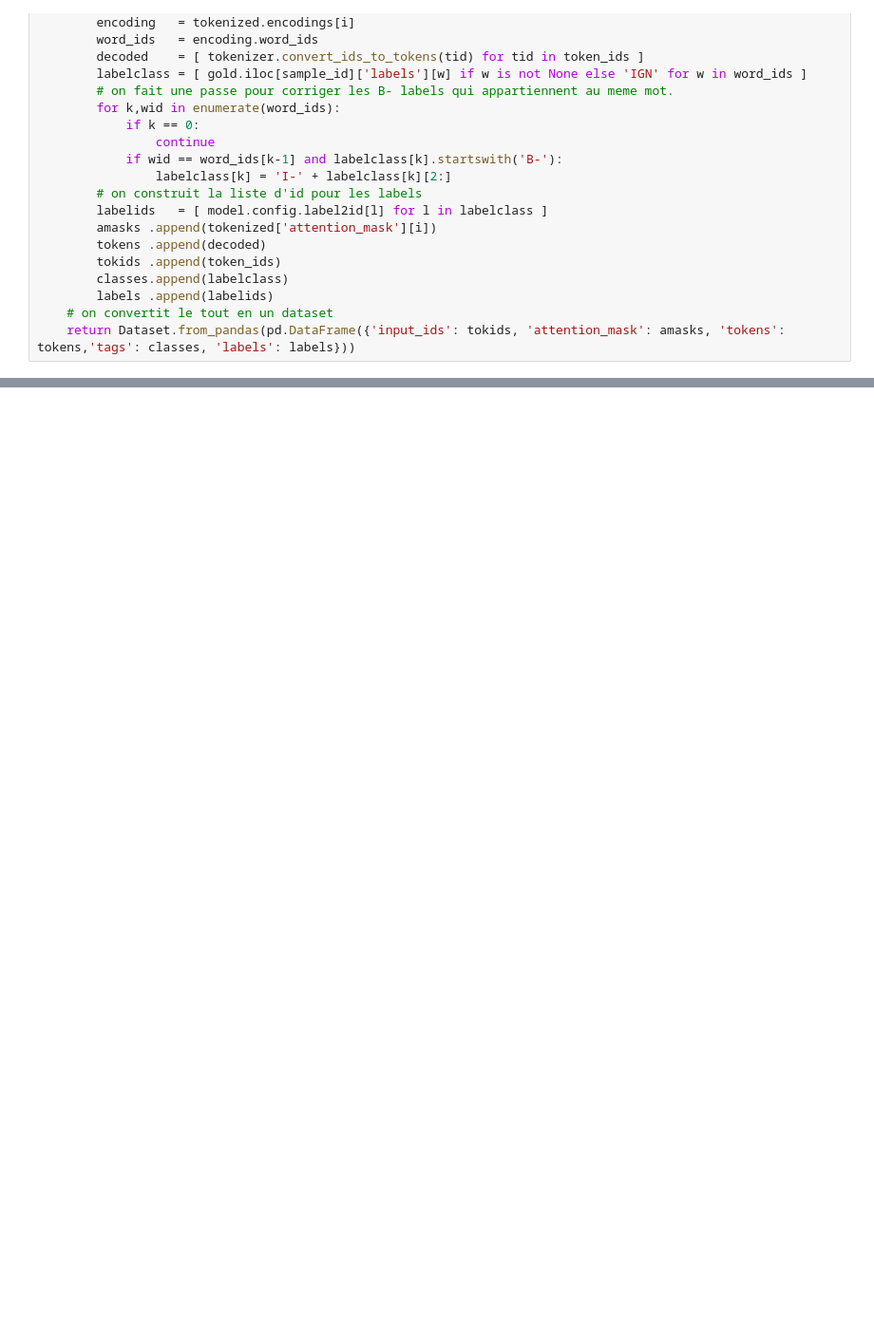
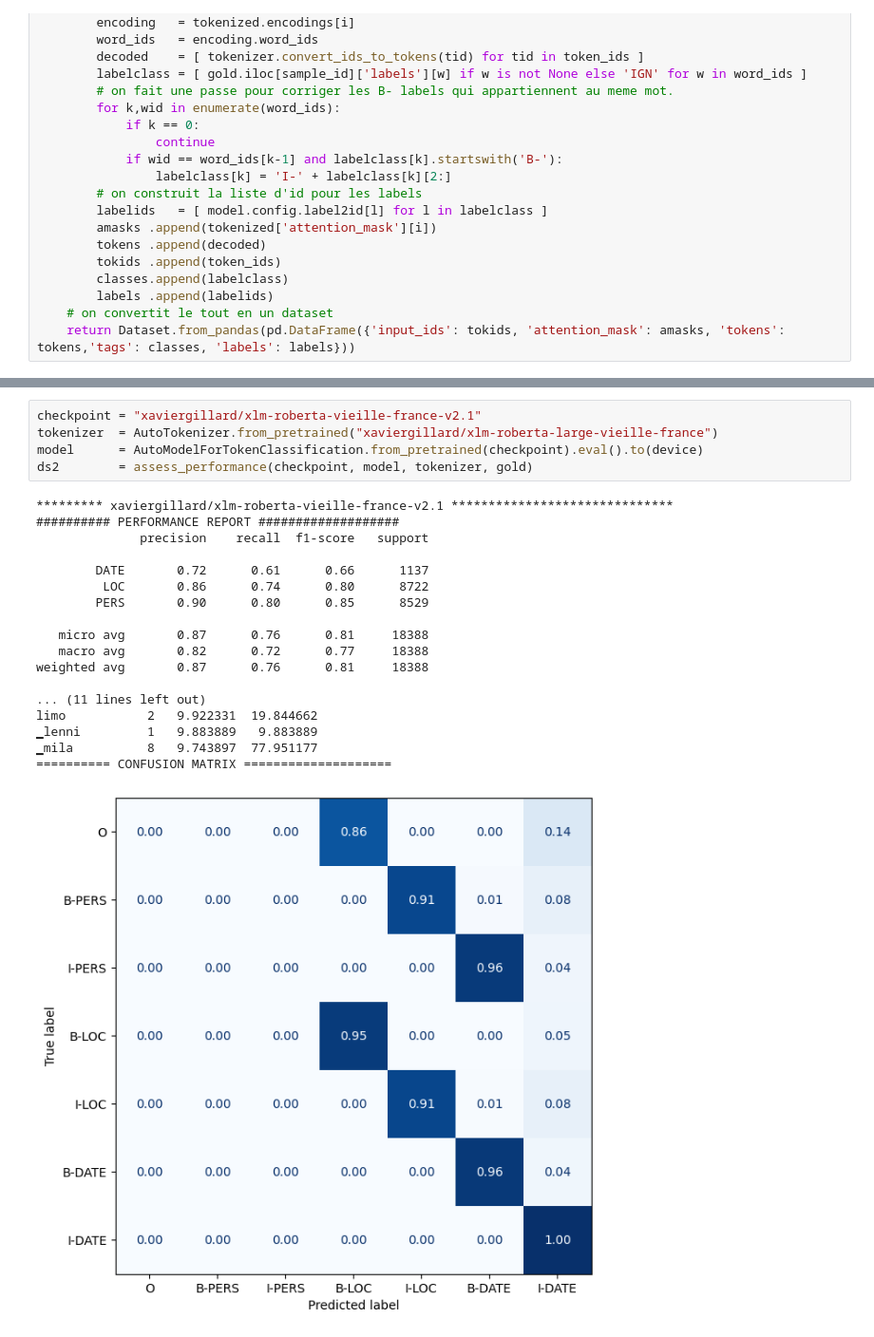
Before and after one commit to xgillard/xp-airchivist, a Jupyter notebook: recap/recap.ipynb, the cells around one changed output, grey strips where cells are left out. Shown at 95% size. Cells and saved outputs as stored; diff of their text form; blank space fills up the shorter version.

```diff
--- a/recap/recap.ipynb
+++ b/recap/recap.ipynb
@@ -207,0 +314,24 @@ KeyboardInterrupt:
+# %%
+checkpoint = "xaviergillard/xlm-roberta-vieille-france-v2.1"
+tokenizer  = AutoTokenizer.from_pretrained("xaviergillard/xlm-roberta-large-vieille-france")
+model      = AutoModelForTokenClassification.from_pretrained(checkpoint).eval().to(device)
+ds2        = assess_performance(checkpoint, model, tokenizer, gold)
+# %% [output]
+********* xaviergillard/xlm-roberta-vieille-france-v2.1 ******************************
+########## PERFORMANCE REPORT ###################
+              precision    recall  f1-score   support
+
+        DATE       0.72      0.61      0.66      1137
+         LOC       0.86      0.74      0.80      8722
+        PERS       0.90      0.80      0.85      8529
+
+   micro avg       0.87      0.76      0.81     18388
+   macro avg       0.82      0.72      0.77     18388
+weighted avg       0.87      0.76      0.81     18388
+
+... (11 lines left out)
+limo           2   9.922331  19.844662
+▁lenni         1   9.883889   9.883889
+▁mila          8   9.743897  77.951177
+========== CONFUSION MATRIX ====================
+[figure, added]
```
Also changed, not shown: parts of 14 cells of this notebook, 25 other files.
